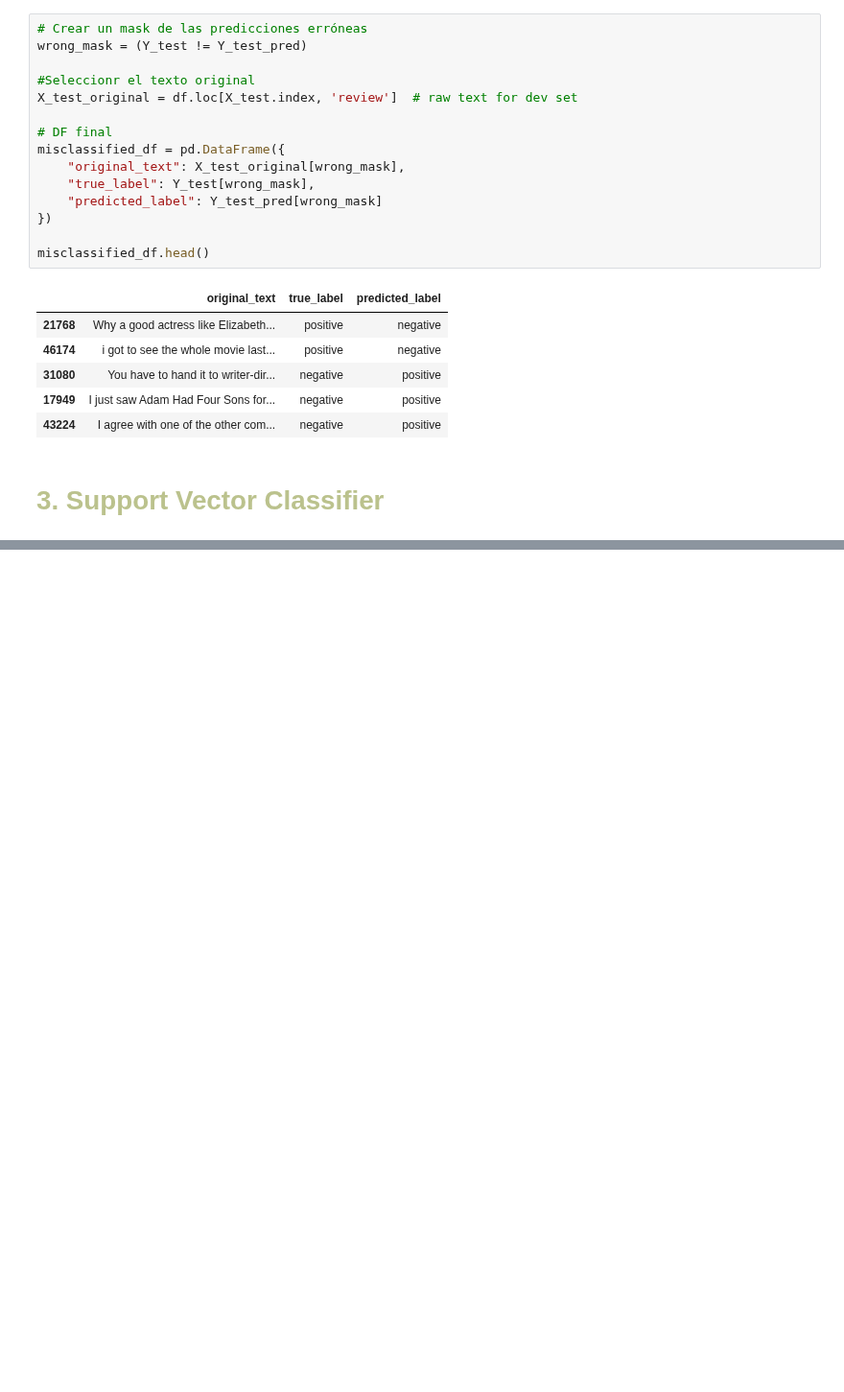
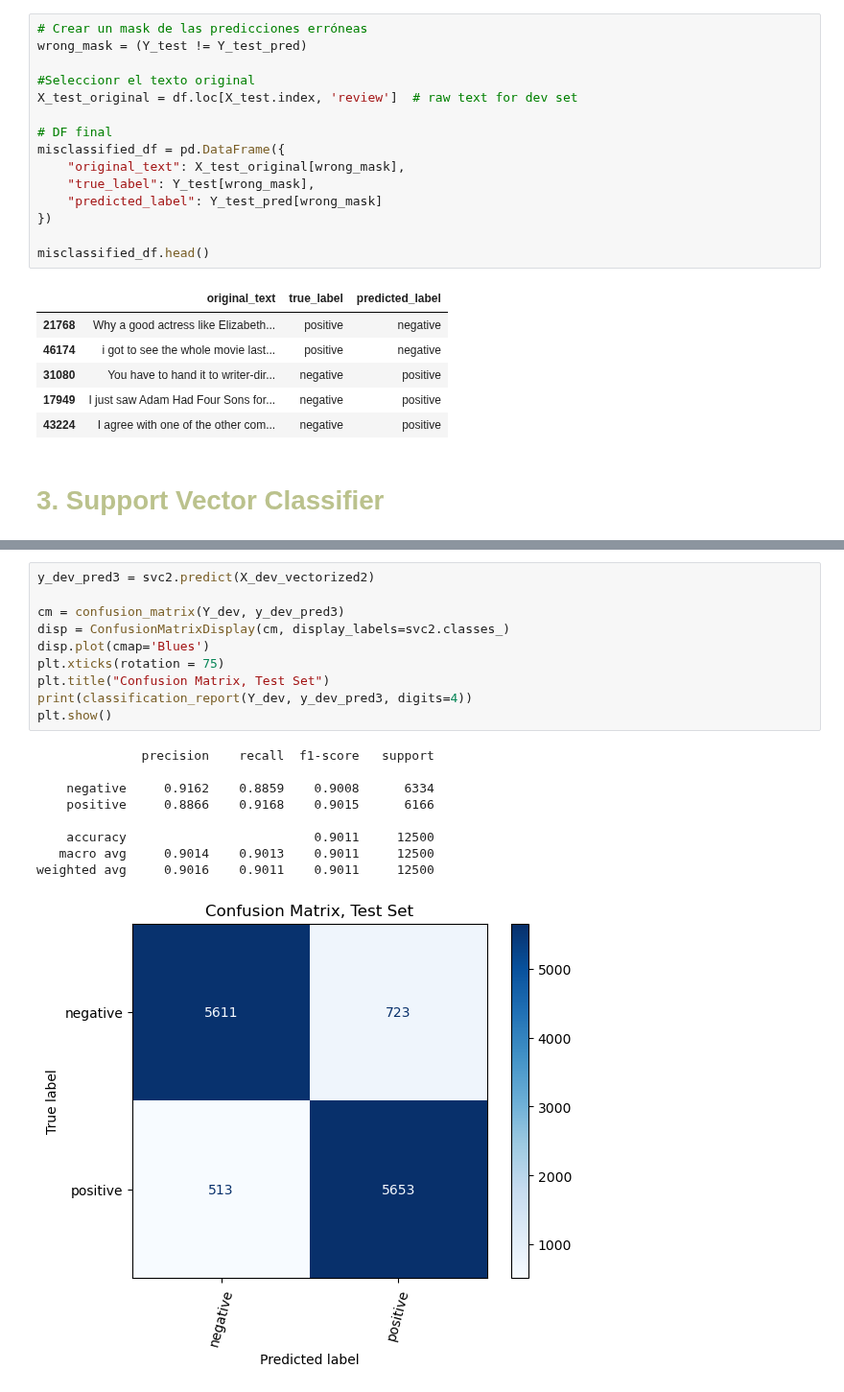
Before and after one commit to aiko-isnt-ded/text-mining-projects, a Jupyter notebook: sentiment_analysis_movies.ipynb, the cells around one changed output, grey strips where cells are left out. Shown at 96% size. Drawn from its saved outputs; the diff is of its cells as text; blank space fills up the shorter version.

```diff
--- a/sentiment_analysis_movies.ipynb
+++ b/sentiment_analysis_movies.ipynb
@@ -312,0 +345,20 @@ RBF Kernel
+# %%
+y_dev_pred3 = svc2.predict(X_dev_vectorized2)
+
+cm = confusion_matrix(Y_dev, y_dev_pred3)
+disp = ConfusionMatrixDisplay(cm, display_labels=svc2.classes_)
+disp.plot(cmap='Blues')
+plt.xticks(rotation = 75)
+plt.title("Confusion Matrix, Test Set")
+print(classification_report(Y_dev, y_dev_pred3, digits=4))
+plt.show()
+# %% [output]
+              precision    recall  f1-score   support
+
+    negative     0.9162    0.8859    0.9008      6334
+    positive     0.8866    0.9168    0.9015      6166
+
+    accuracy                         0.9011     12500
+   macro avg     0.9014    0.9013    0.9011     12500
+weighted avg     0.9016    0.9011    0.9011     12500
+[figure, added]
```
Also changed, not shown: parts of 12 cells of this notebook.
